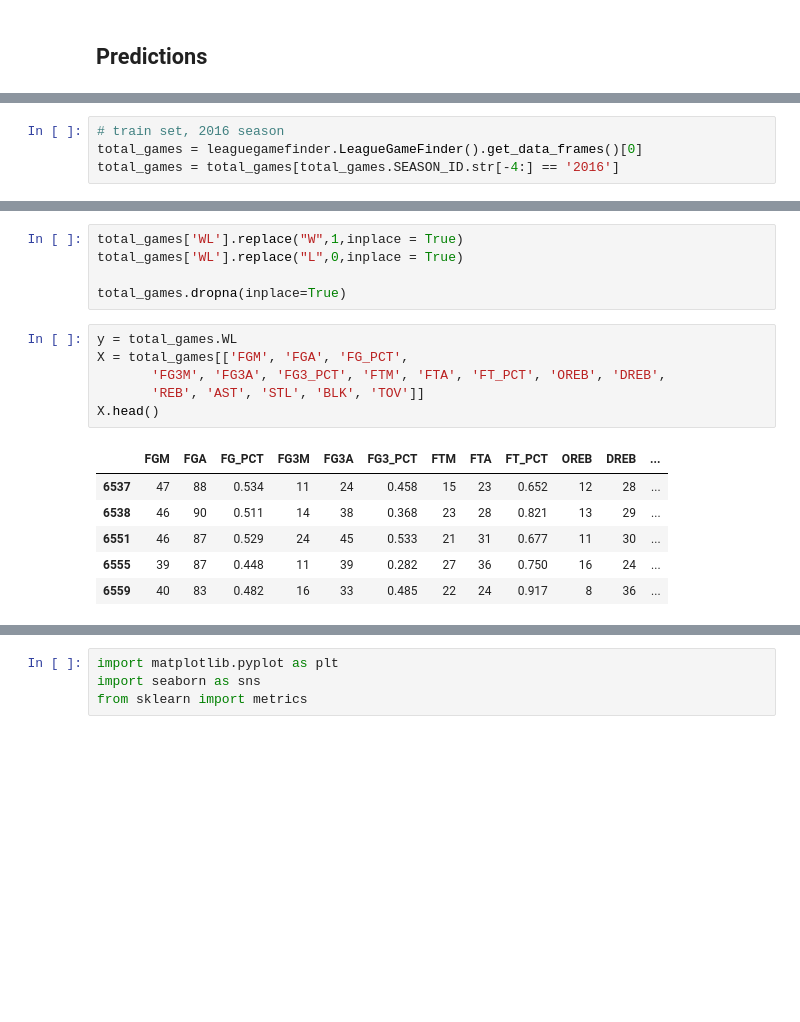
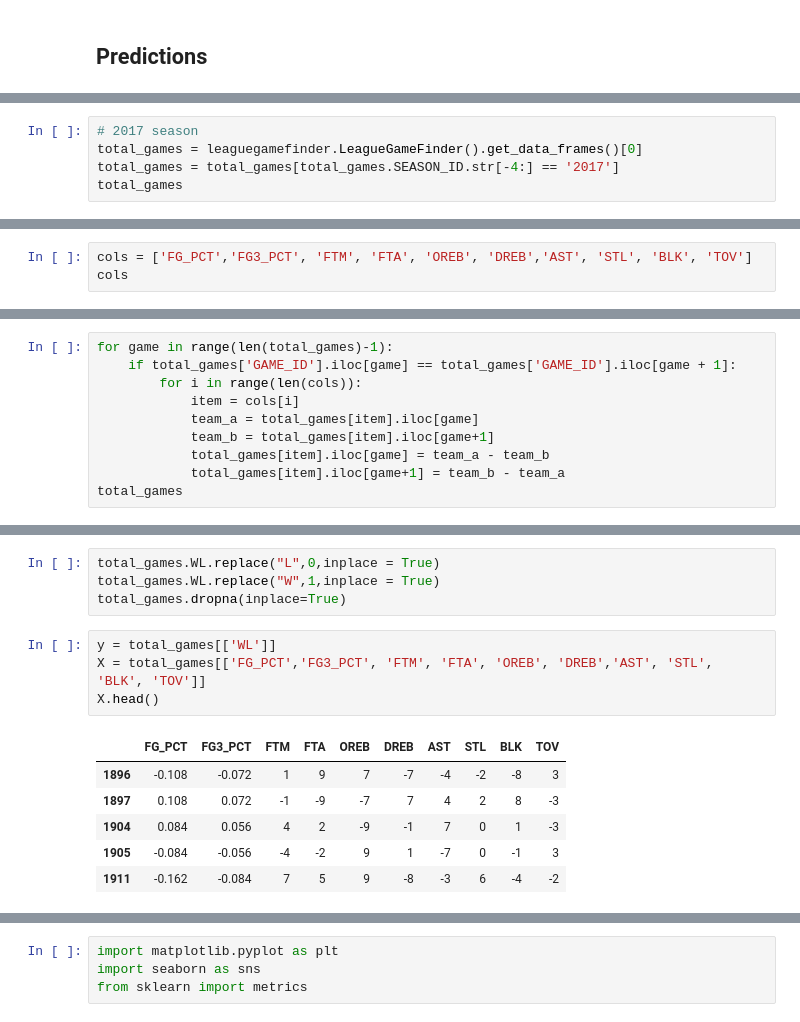
Before and after one commit to Seungmi122/STA141B_final_project, a Jupyter notebook: final_project_sm.ipynb, the cells around one changed output, grey strips where cells are left out. Drawn from its saved outputs; the diff is of its cells as text; blank space fills up the shorter version.

```diff
--- a/final_project_sm.ipynb
+++ b/final_project_sm.ipynb
@@ -172,4 +161,5 @@ Text(0, 0.5, 'Counts')
 # %%
-# train set, 2016 season
+# 2017 season
 total_games = leaguegamefinder.LeagueGameFinder().get_data_frames()[0]
-total_games = total_games[total_games.SEASON_ID.str[-4:] == '2016']
+total_games = total_games[total_games.SEASON_ID.str[-4:] == '2017']
+total_games
@@ -183,0 +185,3 @@ Index(['SEASON_ID', 'TEAM_ID', 'TEAM_ABBREVIATION', 'TEAM_NAME', 'GAME_ID',
+# %%
+cols = ['FG_PCT','FG3_PCT', 'FTM', 'FTA', 'OREB', 'DREB','AST', 'STL', 'BLK', 'TOV']
+cols
@@ -183,0 +190,10 @@ Index(['SEASON_ID', 'TEAM_ID', 'TEAM_ABBREVIATION', 'TEAM_NAME', 'GAME_ID',
+# %%
+for game in range(len(total_games)-1):
+    if total_games['GAME_ID'].iloc[game] == total_games['GAME_ID'].iloc[game + 1]:
+        for i in range(len(cols)):
+            item = cols[i]
+            team_a = total_games[item].iloc[game]
+            team_b = total_games[item].iloc[game+1]
+            total_games[item].iloc[game] = team_a - team_b
+            total_games[item].iloc[game+1] = team_b - team_a
+total_games
@@ -184,18 +219,15 @@ Index(['SEASON_ID', 'TEAM_ID', 'TEAM_ABBREVIATION', 'TEAM_NAME', 'GAME_ID',
 # %%
-total_games['WL'].replace("W",1,inplace = True)
-total_games['WL'].replace("L",0,inplace = True)
-
+total_games.WL.replace("L",0,inplace = True)
+total_games.WL.replace("W",1,inplace = True)
 total_games.dropna(inplace=True)
 # %%
-y = total_games.WL
-X = total_games[['FGM', 'FGA', 'FG_PCT',
-       'FG3M', 'FG3A', 'FG3_PCT', 'FTM', 'FTA', 'FT_PCT', 'OREB', 'DREB',
-       'REB', 'AST', 'STL', 'BLK', 'TOV']]
+y = total_games[['WL']]
+X = total_games[['FG_PCT','FG3_PCT', 'FTM', 'FTA', 'OREB', 'DREB','AST', 'STL', 'BLK', 'TOV']]
 X.head()
 # %% [output]
-|  | FGM | FGA | FG_PCT | FG3M | FG3A | FG3_PCT | FTM | FTA | FT_PCT | OREB | DREB | ... |
-| 6537 | 47 | 88 | 0.534 | 11 | 24 | 0.458 | 15 | 23 | 0.652 | 12 | 28 | ... |
-| 6538 | 46 | 90 | 0.511 | 14 | 38 | 0.368 | 23 | 28 | 0.821 | 13 | 29 | ... |
-| 6551 | 46 | 87 | 0.529 | 24 | 45 | 0.533 | 21 | 31 | 0.677 | 11 | 30 | ... |
-| 6555 | 39 | 87 | 0.448 | 11 | 39 | 0.282 | 27 | 36 | 0.750 | 16 | 24 | ... |
-| 6559 | 40 | 83 | 0.482 | 16 | 33 | 0.485 | 22 | 24 | 0.917 | 8 | 36 | ... |
+|  | FG_PCT | FG3_PCT | FTM | FTA | OREB | DREB | AST | STL | BLK | TOV |
+| 1896 | -0.108 | -0.072 | 1 | 9 | 7 | -7 | -4 | -2 | -8 | 3 |
+| 1897 | 0.108 | 0.072 | -1 | -9 | -7 | 7 | 4 | 2 | 8 | -3 |
+| 1904 | 0.084 | 0.056 | 4 | 2 | -9 | -1 | 7 | 0 | 1 | -3 |
+| 1905 | -0.084 | -0.056 | -4 | -2 | 9 | 1 | -7 | 0 | -1 | 3 |
+| 1911 | -0.162 | -0.084 | 7 | 5 | 9 | -8 | -3 | 6 | -4 | -2 |
```
Also changed, not shown: parts of 31 cells of this notebook.
